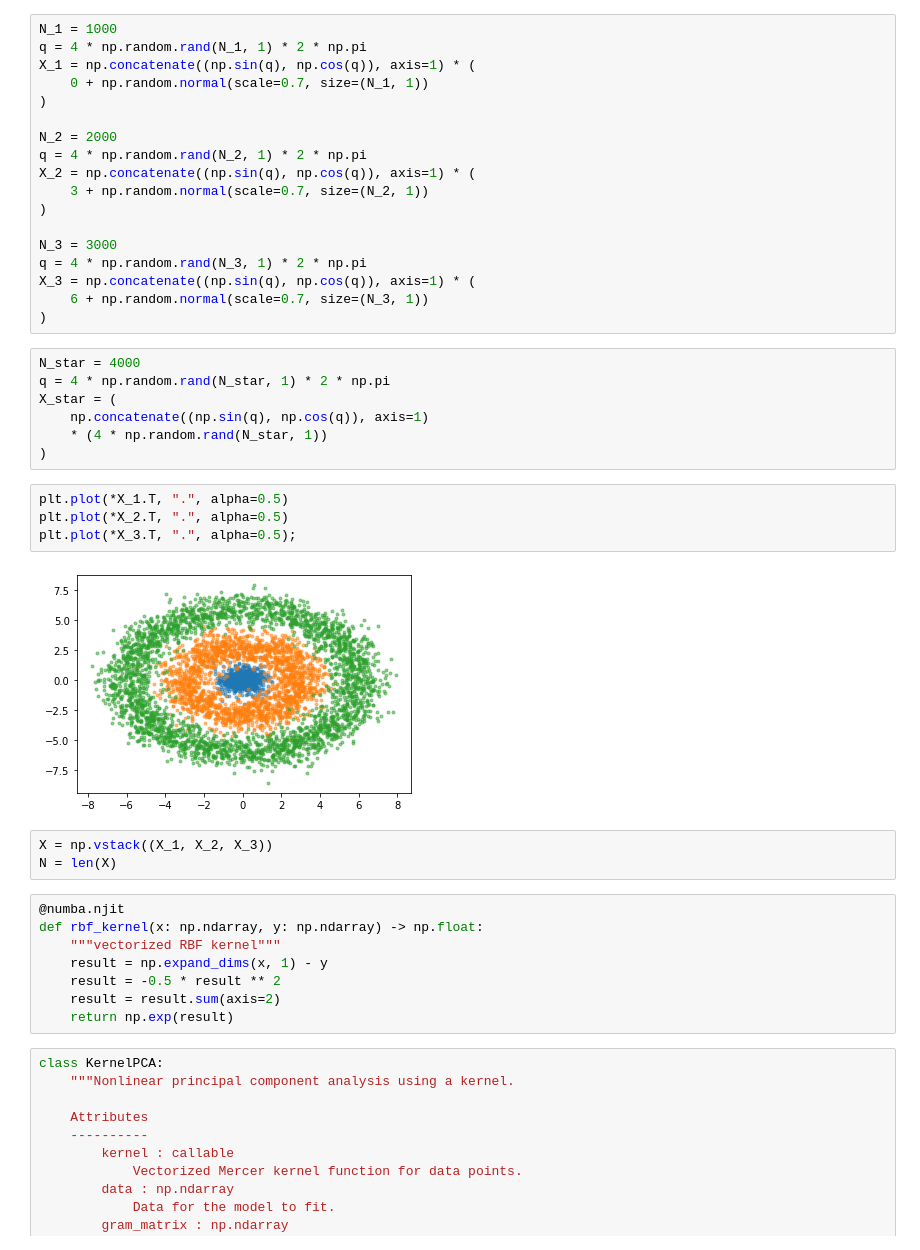
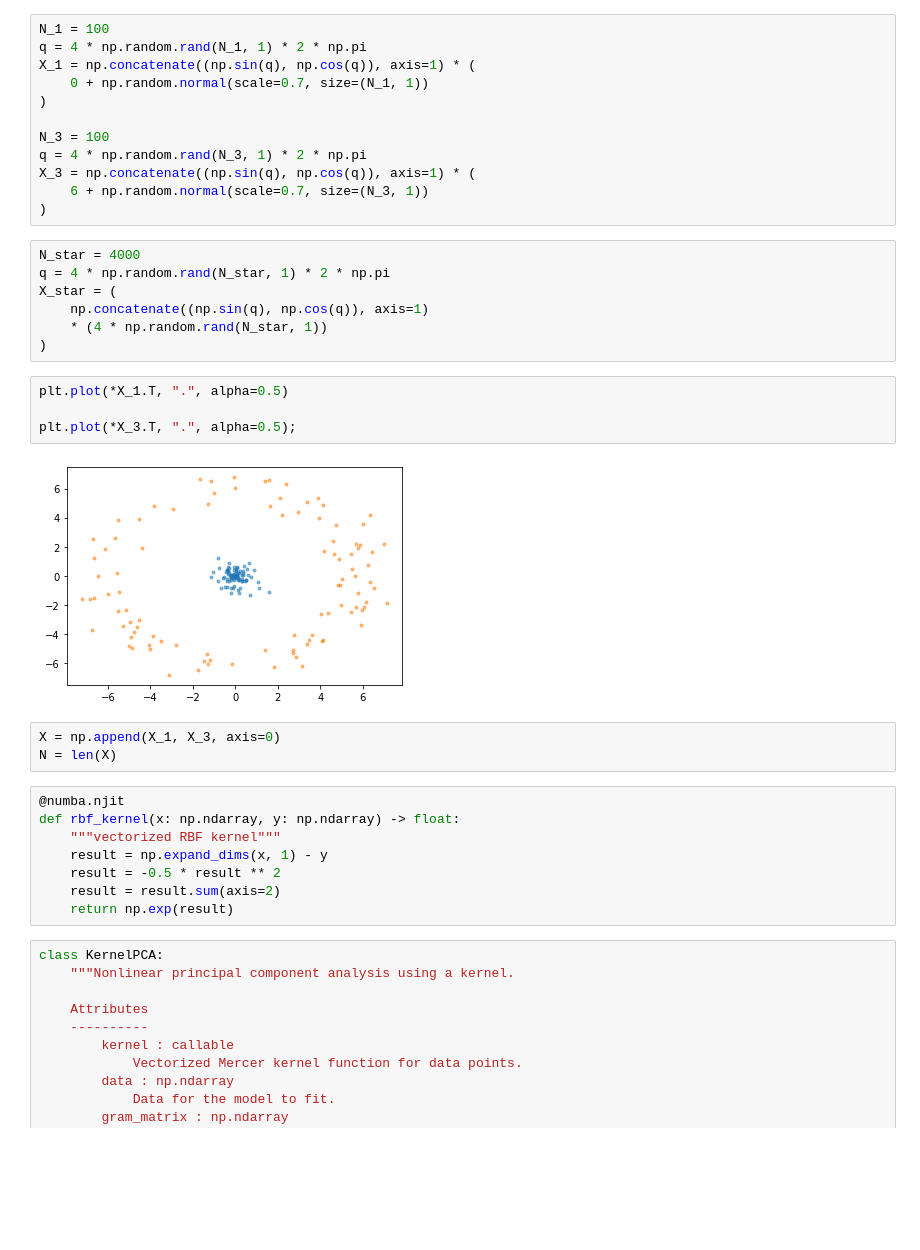
Before and after one commit to Stevenjin8/MLAPP-Solutions, a Jupyter notebook: notebooks/kernel-pca.ipynb, the cells around one changed output. Drawn from its saved outputs; the diff is of its cells as text; blank space fills up the shorter version.

```diff
--- a/notebooks/kernel-pca.ipynb
+++ b/notebooks/kernel-pca.ipynb
@@ -3,19 +3,13 @@ import numpy as np
 import matplotlib.pyplot as plt
 import numba
 # %%
-N_1 = 1000
+N_1 = 100
 q = 4 * np.random.rand(N_1, 1) * 2 * np.pi
 X_1 = np.concatenate((np.sin(q), np.cos(q)), axis=1) * (
     0 + np.random.normal(scale=0.7, size=(N_1, 1))
 )
 
-N_2 = 2000
-q = 4 * np.random.rand(N_2, 1) * 2 * np.pi
-X_2 = np.concatenate((np.sin(q), np.cos(q)), axis=1) * (
-    3 + np.random.normal(scale=0.7, size=(N_2, 1))
-)
-
-N_3 = 3000
+N_3 = 100
 q = 4 * np.random.rand(N_3, 1) * 2 * np.pi
 X_3 = np.concatenate((np.sin(q), np.cos(q)), axis=1) * (
     6 + np.random.normal(scale=0.7, size=(N_3, 1))
@@ -29,16 +23,16 @@ X_star = (
 )
 # %%
 plt.plot(*X_1.T, ".", alpha=0.5)
-plt.plot(*X_2.T, ".", alpha=0.5)
+
 plt.plot(*X_3.T, ".", alpha=0.5);
 # %% [output]
-[figure, old version]
+[figure, new version]
 # %%
-X = np.vstack((X_1, X_2, X_3))
+X = np.append(X_1, X_3, axis=0)
 N = len(X)
 # %%
 @numba.njit
-def rbf_kernel(x: np.ndarray, y: np.ndarray) -> np.float:
+def rbf_kernel(x: np.ndarray, y: np.ndarray) -> float:
     """vectorized RBF kernel"""
     result = np.expand_dims(x, 1) - y
     result = -0.5 * result ** 2
```
Also changed, not shown: parts of 6 cells of this notebook, 22 other files.
